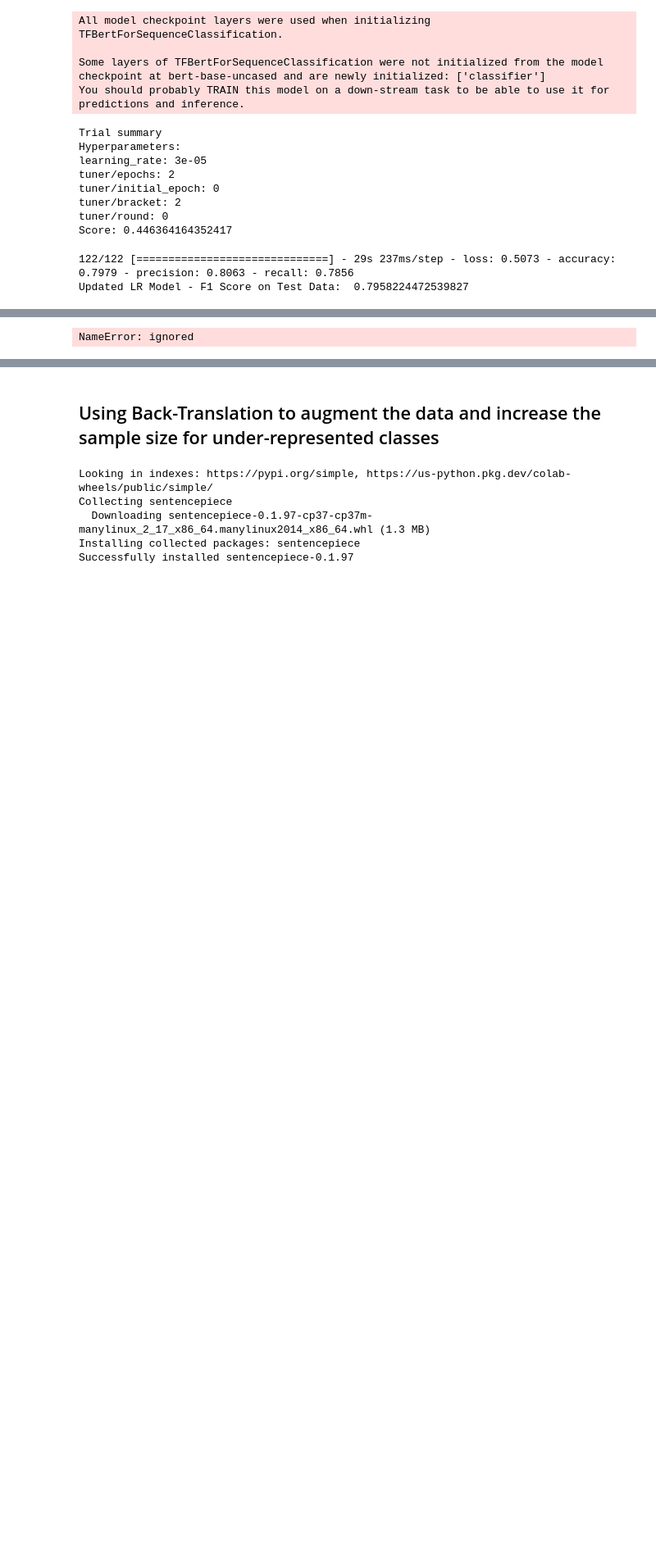
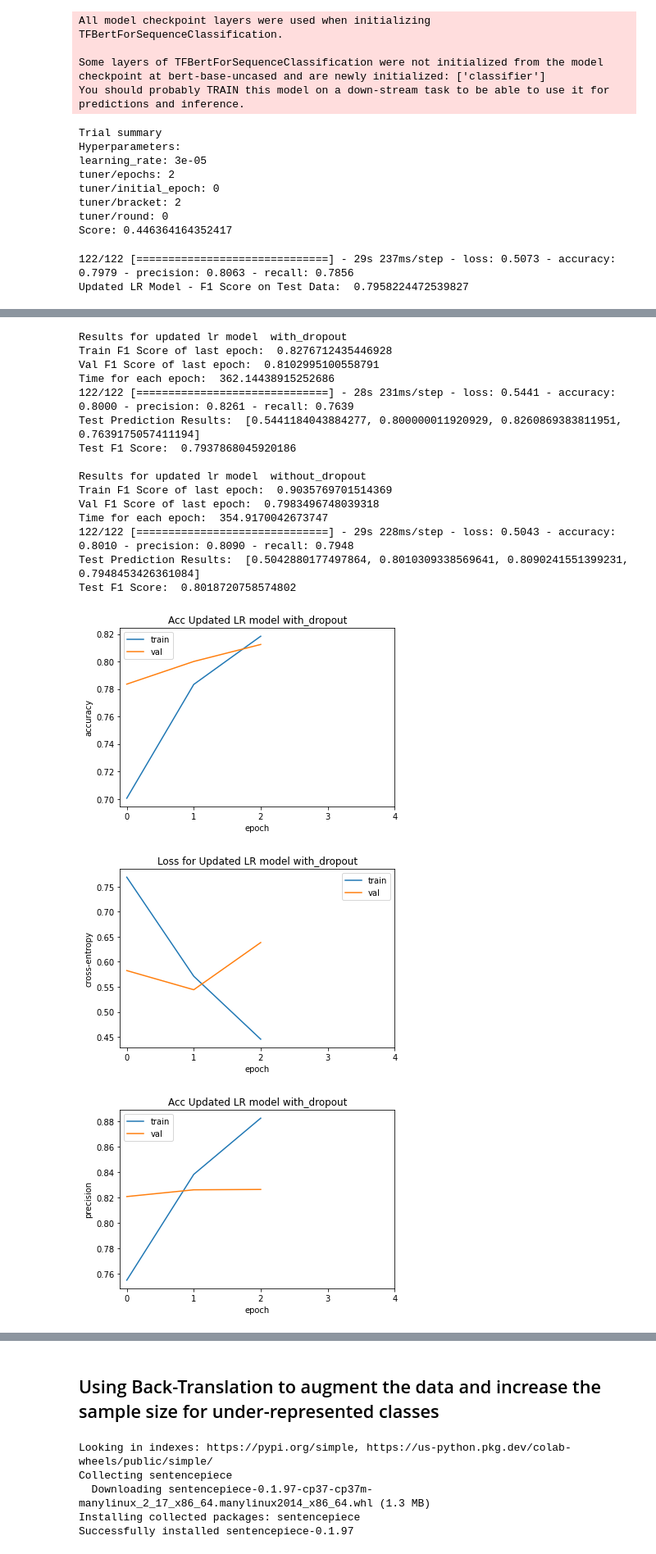
Before and after one commit to meowster99/news-sentiment-analysis, a Jupyter notebook: BERT_for_Sentiment_Analysis.ipynb, the cells around one changed output, grey strips where cells are left out. Shown: that part at 82% size. Drawn from its saved outputs; the diff is of its cells as text; code cells hidden in the pictures; blank space fills up the shorter version.

```diff
--- a/BERT_for_Sentiment_Analysis.ipynb
+++ b/BERT_for_Sentiment_Analysis.ipynb
@@ -1040,9 +1009,26 @@ Epoch 1/5
 # %%
 for name in names:
   print('Results for updated lr model ', name)
   print_all_results(updated_lr_models[name], updated_lr_model_histories[name], tes[name])
-  plot_acc_loss_against_epoch(updated_lr_models[name], 5, title1='Acc Updated LR model '+name, title2='Loss for Updated LR model '+name)
-  plot_prec_recall_against_epoch(updated_lr_models[name], 5, title1='Acc Updated LR model '+name, title2='Loss for Updated LR model '+name)
+  plot_acc_loss_against_epoch(updated_lr_model_histories[name], 5, title1='Acc Updated LR model '+name, title2='Loss for Updated LR model '+name)
+  plot_prec_recall_against_epoch(updated_lr_model_histories[name], 5, title1='Acc Updated LR model '+name, title2='Loss for Updated LR model '+name)
   print()
 # %% [output]
-NameError: ignored
+Results for updated lr model  with_dropout
+Train F1 Score of last epoch:  0.8276712435446928
+Val F1 Score of last epoch:  0.8102995100558791
+Time for each epoch:  362.14438915252686
+122/122 [==============================] - 28s 231ms/step - loss: 0.5441 - accuracy: 0.8000 - precision: 0.8261 - recall: 0.7639
+Test Prediction Results:  [0.5441184043884277, 0.800000011920929, 0.8260869383811951, 0.7639175057411194]
+Test F1 Score:  0.7937868045920186
+
+Results for updated lr model  without_dropout
+Train F1 Score of last epoch:  0.9035769701514369
+Val F1 Score of last epoch:  0.7983496748039318
+Time for each epoch:  354.9170042673747
+122/122 [==============================] - 29s 228ms/step - loss: 0.5043 - accuracy: 0.8010 - precision: 0.8090 - recall: 0.7948
+Test Prediction Results:  [0.5042880177497864, 0.8010309338569641, 0.8090241551399231, 0.7948453426361084]
+Test F1 Score:  0.8018720758574802
+[figure, added]
+[figure, added]
+[figure, added]
```
Also changed, not shown: parts of 21 cells of this notebook.
